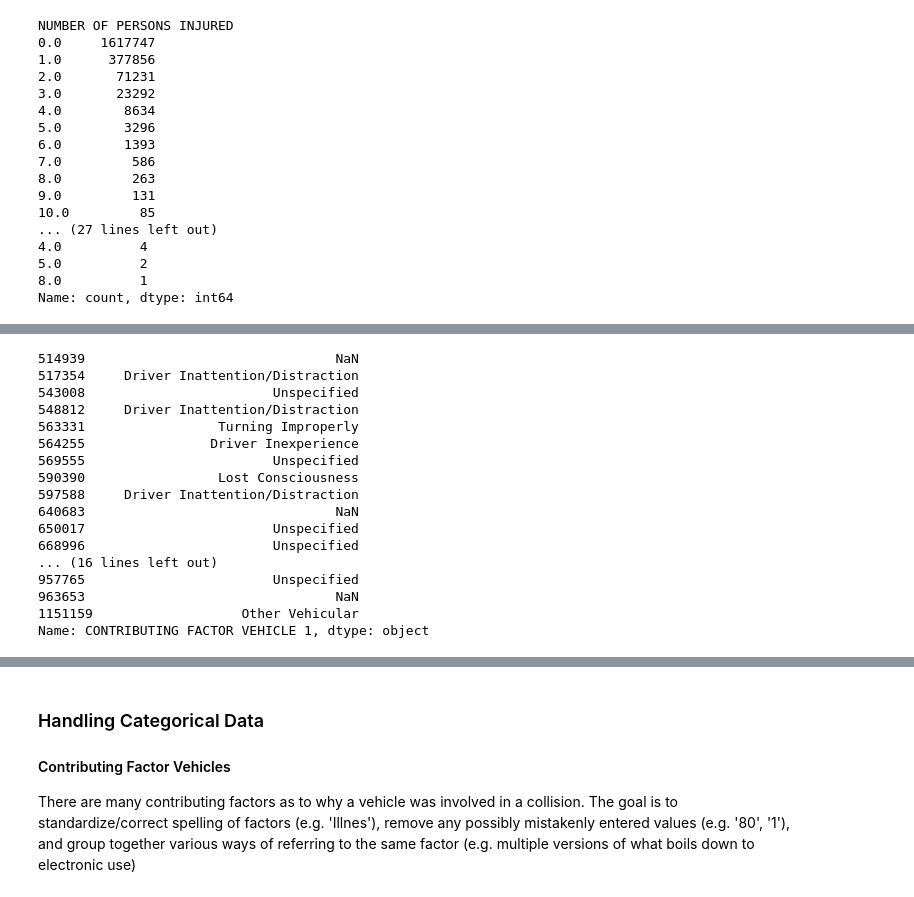
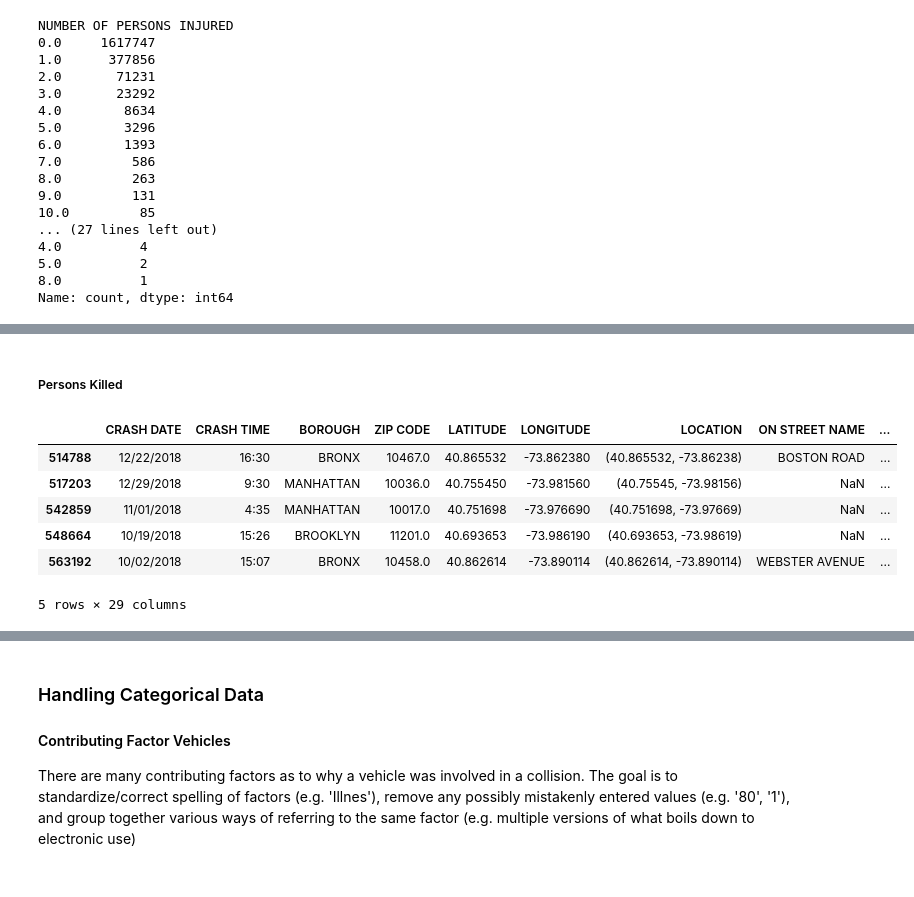
Before and after one commit to DouglasRollman/CollisionPrediction, a Jupyter notebook: Motor_Vehicle_Collisions.ipynb, the cells around one changed output, grey strips where cells are left out. Drawn from its saved outputs; the diff is of its cells as text; code cells hidden in the pictures.

```diff
--- a/Motor_Vehicle_Collisions.ipynb
+++ b/Motor_Vehicle_Collisions.ipynb
@@ -297,21 +179,13 @@ Nevertheless we will inspect the missing values of both the aformentioned column
+# %% [markdown]
+##### Persons Killed
 # %%
-nan = df[df['NUMBER OF PERSONS KILLED'].isna()]
-nan['CONTRIBUTING FACTOR VEHICLE 1']
+nan_killed = df[df['NUMBER OF PERSONS KILLED'].isna()]
+nan_killed.head()
 # %% [output]
+|  | CRASH DATE | CRASH TIME | BOROUGH | ZIP CODE | LATITUDE | LONGITUDE | LOCATION | ON STREET NAME | ... |
+| 514788 | 12/22/2018 | 16:30 | BRONX | 10467.0 | 40.865532 | -73.862380 | (40.865532, -73.86238) | BOSTON ROAD | ... |
+| 517203 | 12/29/2018 | 9:30 | MANHATTAN | 10036.0 | 40.755450 | -73.981560 | (40.75545, -73.98156) | NaN | ... |
+| 542859 | 11/01/2018 | 4:35 | MANHATTAN | 10017.0 | 40.751698 | -73.976690 | (40.751698, -73.97669) | NaN | ... |
+| 548664 | 10/19/2018 | 15:26 | BROOKLYN | 11201.0 | 40.693653 | -73.986190 | (40.693653, -73.98619) | NaN | ... |
+| 563192 | 10/02/2018 | 15:07 | BRONX | 10458.0 | 40.862614 | -73.890114 | (40.862614, -73.890114) | WEBSTER AVENUE | ... |
-514939                                NaN
-517354     Driver Inattention/Distraction
-543008                        Unspecified
-548812     Driver Inattention/Distraction
-563331                 Turning Improperly
-564255                Driver Inexperience
-569555                        Unspecified
-590390                 Lost Consciousness
-597588     Driver Inattention/Distraction
-640683                                NaN
-650017                        Unspecified
-668996                        Unspecified
-... (16 lines left out)
-957765                        Unspecified
-963653                                NaN
-1151159                   Other Vehicular
-Name: CONTRIBUTING FACTOR VEHICLE 1, dtype: object
+5 rows × 29 columns
```
Also changed, not shown: parts of 50 cells of this notebook, 2 other files.
